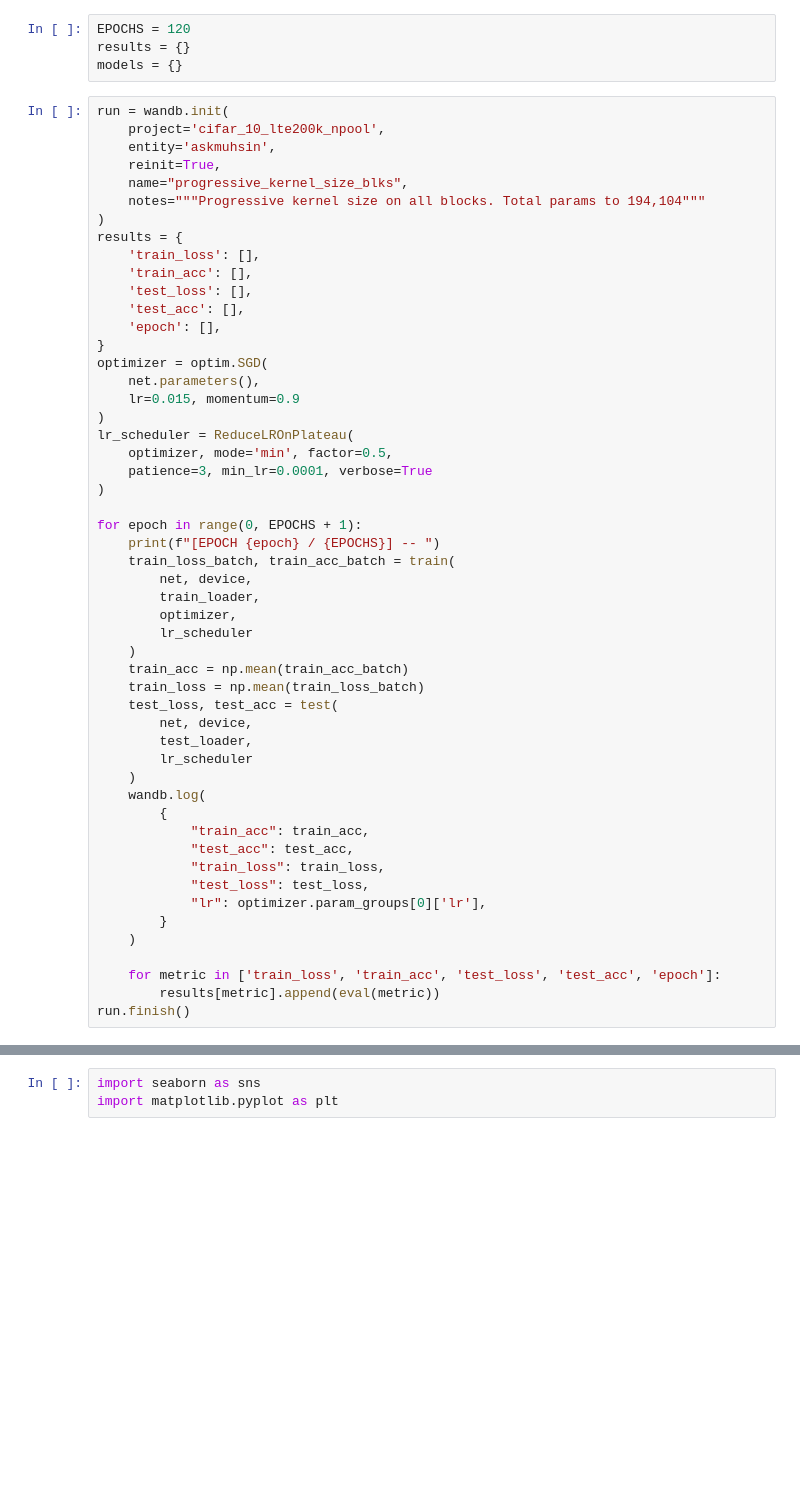
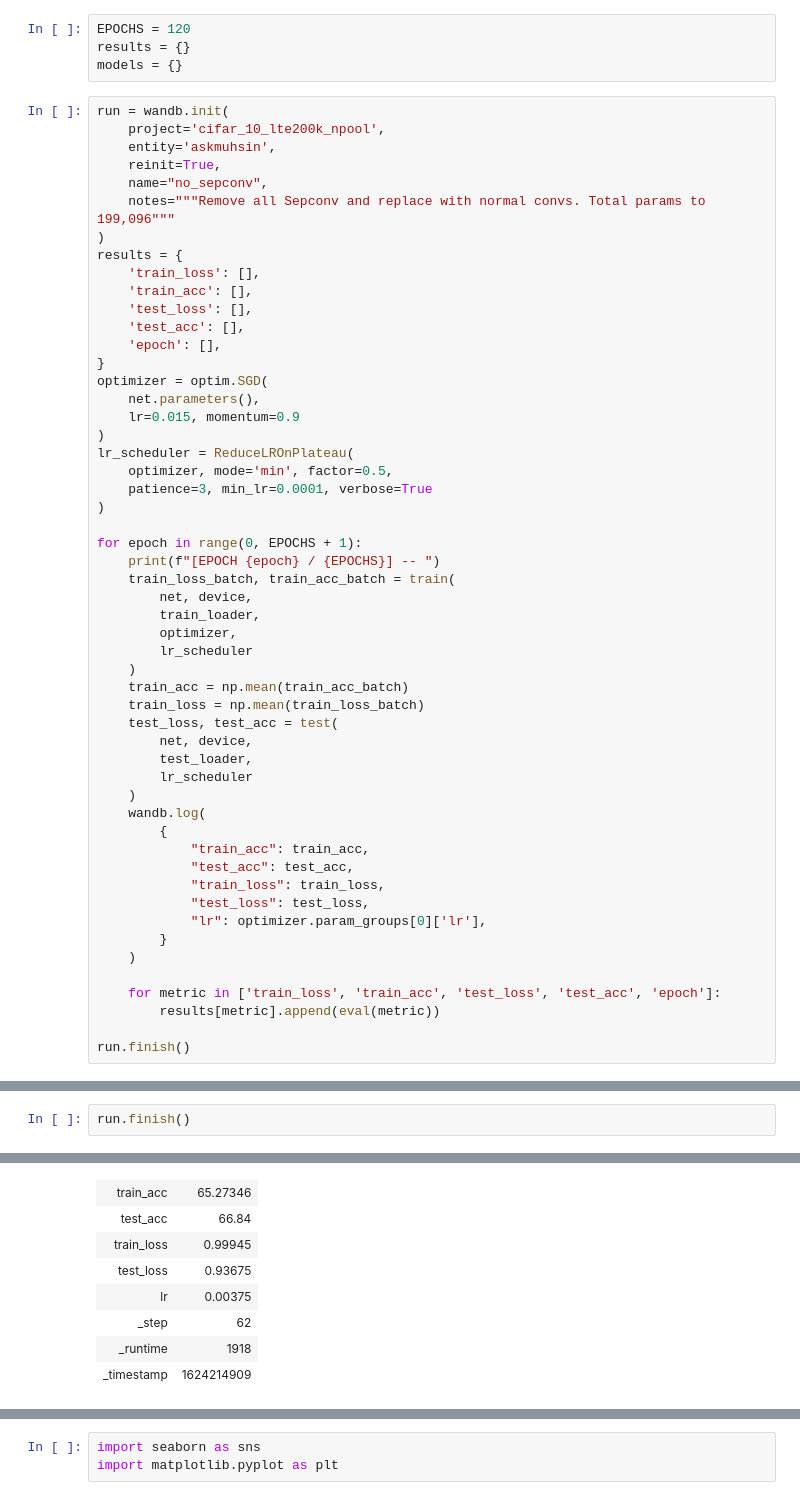
Before and after one commit to eva-6-3/cifar10_cnn_model, a Jupyter notebook: training_nbs/training_flow_v3.ipynb, the cells around one changed output, grey strips where cells are left out. Saved outputs shown, nothing was run; the diff lists cells and outputs as text; blank space fills up the shorter version.

Commit message:
trained model

```diff
--- a/training_nbs/training_flow_v3.ipynb
+++ b/training_nbs/training_flow_v3.ipynb
@@ -96,8 +96,8 @@ run = wandb.init(
     project='cifar_10_lte200k_npool',
     entity='askmuhsin',
     reinit=True,
-    name="progressive_kernel_size_blks",
-    notes="""Progressive kernel size on all blocks. Total params to 194,104"""
+    name="no_sepconv",
+    notes="""Remove all Sepconv and replace with normal convs. Total params to 199,096"""
 )
 results = {
     'train_loss': [],
@@ -142,6 +142,7 @@ for epoch in range(0, EPOCHS + 1):
 
     for metric in ['train_loss', 'train_acc', 'test_loss', 'test_acc', 'epoch']:
         results[metric].append(eval(metric))
+
 run.finish()
 # %% [output]
 wandb: wandb version 0.10.32 is available!  To upgrade, please run:
@@ -184,0 +174,3 @@ Test set: Average loss: 0.6476, Accuracy: 7793/10000 (77.93%)
+# %%
+run.finish()
+# %% [output]
@@ -184,0 +182,8 @@ Test set: Average loss: 0.6476, Accuracy: 7793/10000 (77.93%)
+| train_acc | 65.27346 |
+| test_acc | 66.84 |
+| train_loss | 0.99945 |
+| test_loss | 0.93675 |
+| lr | 0.00375 |
+| _step | 62 |
+| _runtime | 1918 |
+| _timestamp | 1624214909 |
```
Also changed, not shown: parts of 4 cells of this notebook, 8 other files.
